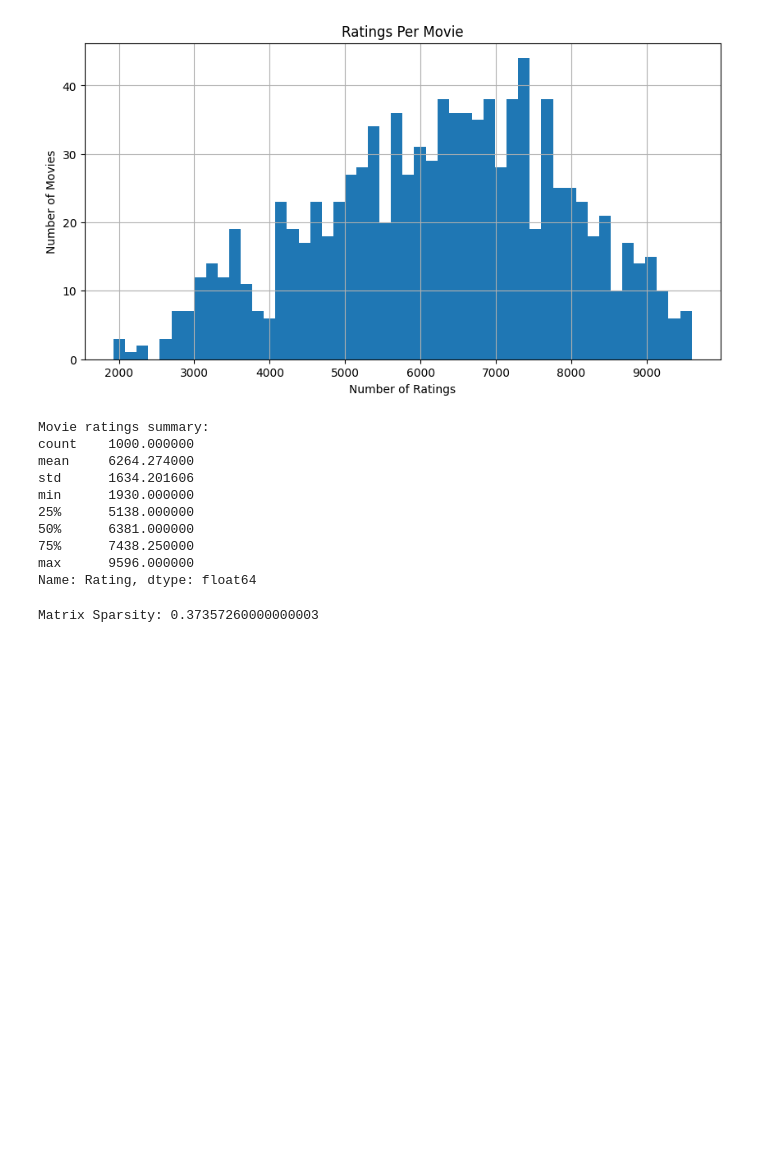
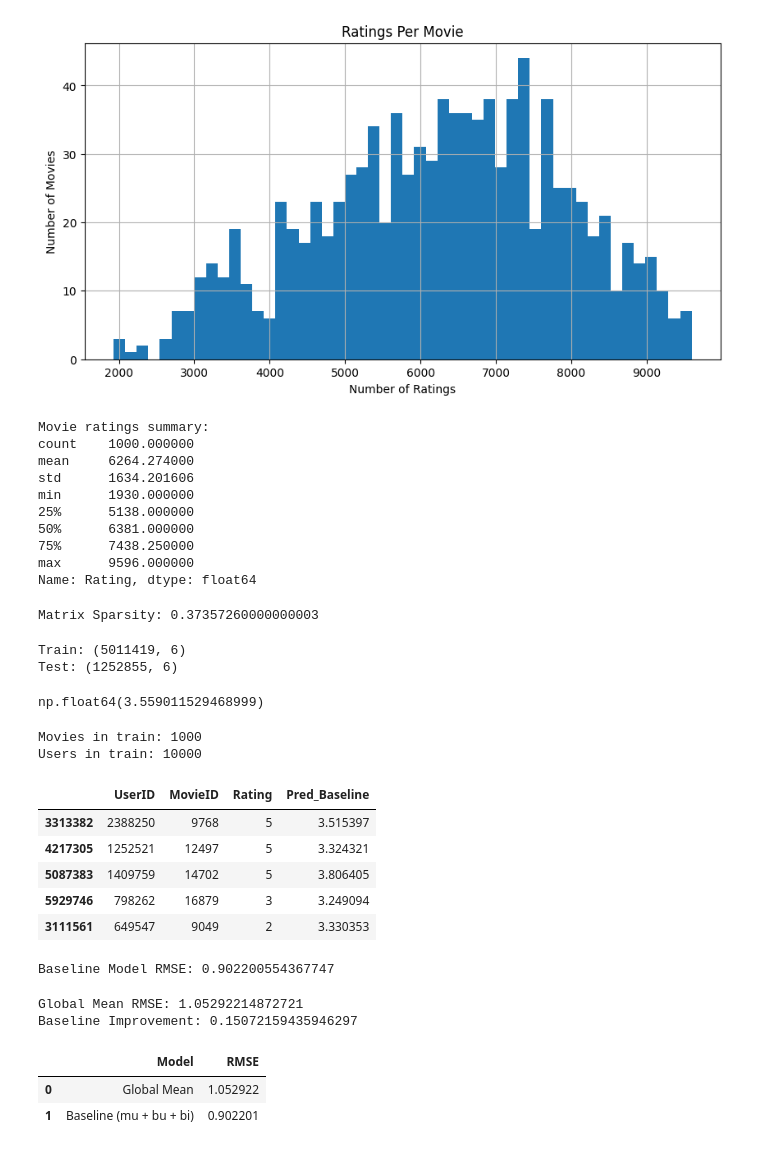
Before and after one commit to Neogenxx/NetflixRec, a Jupyter notebook: load.ipynb, the cells around one changed output. Cells and saved outputs as stored; diff of their text form; code cells hidden in the pictures; blank space fills up the shorter version.

```diff
--- a/load.ipynb
+++ b/load.ipynb
@@ -270,3 +276,82 @@ sparsity = 1 - (num_ratings / (num_users * num_movies))
 print("Matrix Sparsity:", sparsity)
 # %% [output]
 Matrix Sparsity: 0.37357260000000003
+# %%
+
+df = final_merged.copy()
+
+train_df, test_df = train_test_split(df, test_size=0.2, random_state=42)
+
+print("Train:", train_df.shape)
+print("Test:", test_df.shape)
+# %% [output]
+Train: (5011419, 6)
+Test: (1252855, 6)
+# %%
+mu = train_df["Rating"].mean()
+mu
+# %% [output]
+np.float64(3.559011529468999)
+# %%
+lambda_reg = 10  # you can tune this later
+
+# Movie bias
+movie_stats = train_df.groupby("MovieID")["Rating"].agg(["mean", "count"])
+movie_bias = (movie_stats["mean"] - mu) * (movie_stats["count"] / (movie_stats["count"] + lambda_reg))
+
+# User bias
+user_stats = train_df.groupby("UserID")["Rating"].agg(["mean", "count"])
+user_bias = (user_stats["mean"] - mu) * (user_stats["count"] / (user_stats["count"] + lambda_reg))
+
+print("Movies in train:", len(movie_bias))
+print("Users in train:", len(user_bias))
+# %% [output]
+Movies in train: 1000
+Users in train: 10000
+# %%
+def predict_baseline(row):
+    u = row["UserID"]
+    m = row["MovieID"]
+
+    bu = user_bias.get(u, 0)
+    bi = movie_bias.get(m, 0)
+
+    pred = mu + bu + bi
+
+    # ratings must be 1–5
+    return min(5, max(1, pred))
+
+test_df["Pred_Baseline"] = test_df.apply(predict_baseline, axis=1)
+test_df[["UserID", "MovieID", "Rating", "Pred_Baseline"]].head()
+# %% [output]
+|  | UserID | MovieID | Rating | Pred_Baseline |
+| 3313382 | 2388250 | 9768 | 5 | 3.515397 |
+| 4217305 | 1252521 | 12497 | 5 | 3.324321 |
+| 5087383 | 1409759 | 14702 | 5 | 3.806405 |
+| 5929746 | 798262 | 16879 | 3 | 3.249094 |
+| 3111561 | 649547 | 9049 | 2 | 3.330353 |
+# %%
+rmse = np.sqrt(mean_squared_error(test_df["Rating"], test_df["Pred_Baseline"]))
+print("Baseline Model RMSE:", rmse)
+# %% [output]
+Baseline Model RMSE: 0.902200554367747
+# %%
+test_df["Pred_GlobalMean"] = mu
+rmse_global = np.sqrt(mean_squared_error(test_df["Rating"], test_df["Pred_GlobalMean"]))
+
+print("Global Mean RMSE:", rmse_global)
+print("Baseline Improvement:", rmse_global - rmse)
+# %% [output]
+Global Mean RMSE: 1.05292214872721
+Baseline Improvement: 0.15072159435946297
+# %%
+results = pd.DataFrame({
+    "Model": ["Global Mean", "Baseline (mu + bu + bi)"],
+    "RMSE": [rmse_global, rmse]
+})
+
+results
+# %% [output]
+|  | Model | RMSE |
+| 0 | Global Mean | 1.052922 |
+| 1 | Baseline (mu + bu + bi) | 0.902201 |
```
Also changed, not shown: parts of 3 cells of this notebook.
